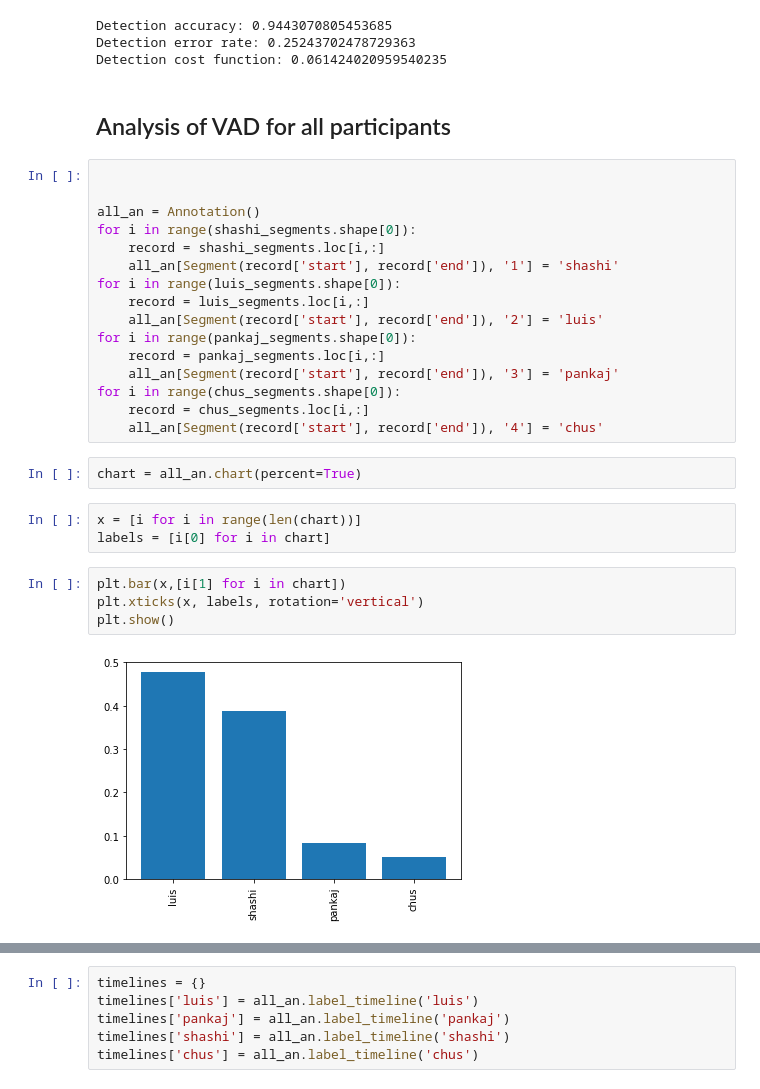
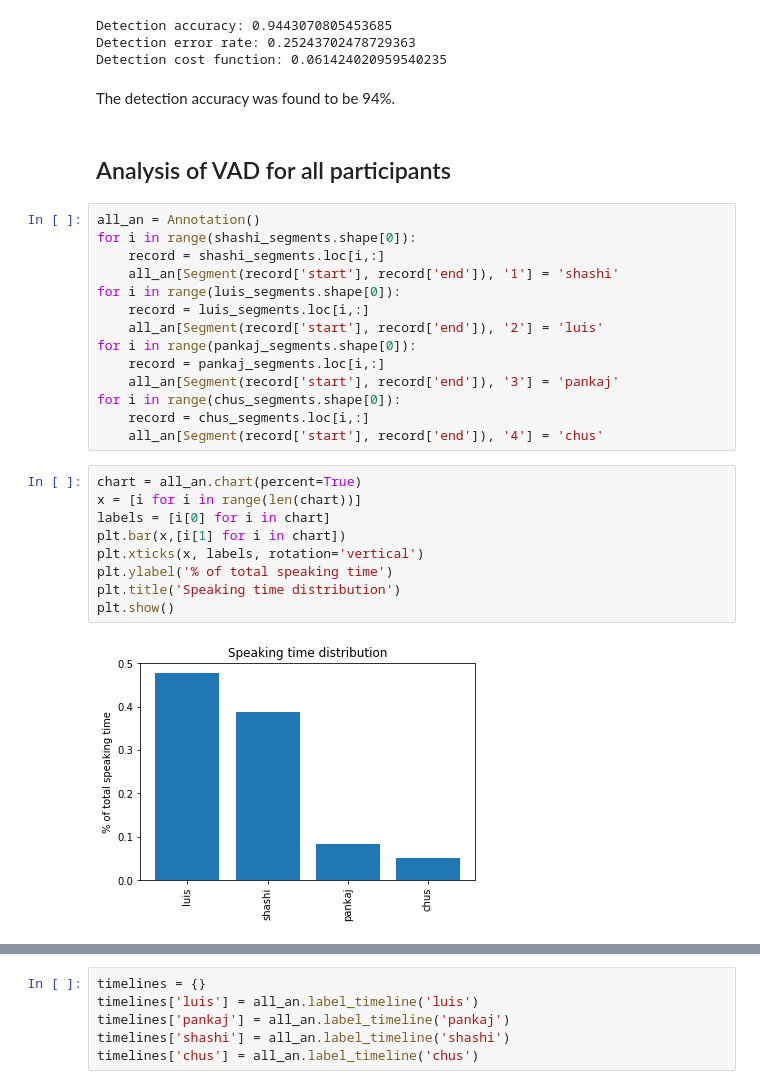
Before and after one commit to pankajchejara23/phd-meeting-analysis, a Jupyter notebook: PhD meeting analysis.ipynb, the cells around one changed output, grey strips where cells are left out. Saved outputs shown, nothing was run; the diff lists cells and outputs as text.

```diff
--- a/PhD meeting analysis.ipynb
+++ b/PhD meeting analysis.ipynb
@@ -346,11 +316,11 @@ print('Detection cost function:',det_cf.compute_metric(det_cf.compute_components
 Detection accuracy: 0.9443070805453685
 Detection error rate: 0.25243702478729363
 Detection cost function: 0.061424020959540235
+# %% [markdown]
+The detection accuracy was found to be 94%.
 # %% [markdown]
 ## Analysis of VAD for all participants
 # %%
-
-
 all_an = Annotation()
 for i in range(shashi_segments.shape[0]):
     record = shashi_segments.loc[i,:]
@@ -364,14 +334,14 @@ for i in range(pankaj_segments.shape[0]):
 for i in range(chus_segments.shape[0]):
     record = chus_segments.loc[i,:]
     all_an[Segment(record['start'], record['end']), '4'] = 'chus'
-# %%
-chart = all_an.chart(percent=True)
-# %%
-x = [i for i in range(len(chart))]
-labels = [i[0] for i in chart]
 # %%
+chart = all_an.chart(percent=True)
+x = [i for i in range(len(chart))]
+labels = [i[0] for i in chart]
 plt.bar(x,[i[1] for i in chart])
 plt.xticks(x, labels, rotation='vertical')
+plt.ylabel('% of total speaking time')
+plt.title('Speaking time distribution')
 plt.show()
 # %% [output]
-[figure, old version]
+[figure, new version]
```
Also changed, not shown: parts of 52 cells of this notebook.
